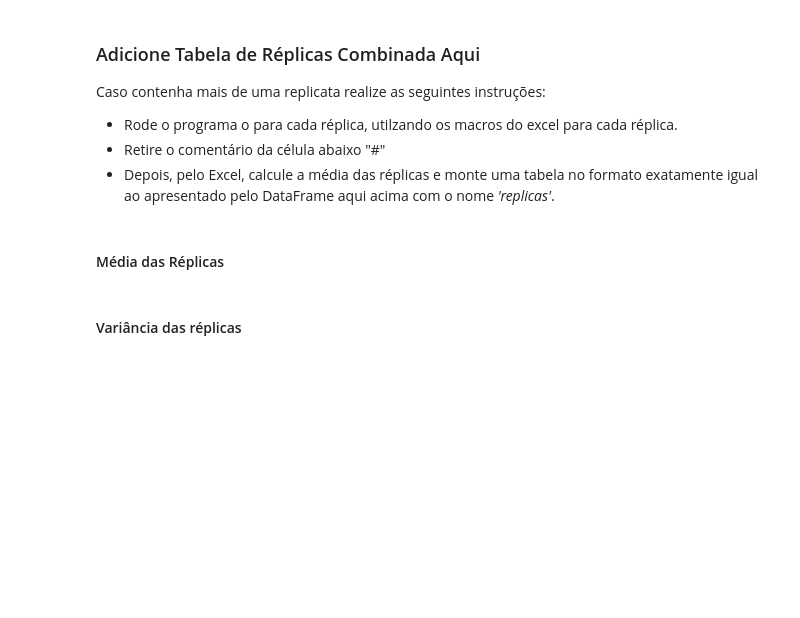
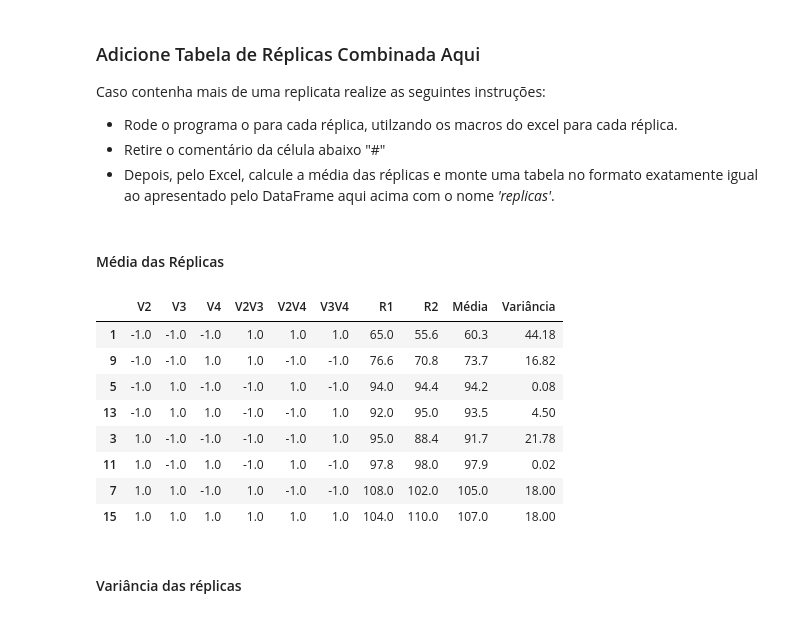
Before and after one commit to AndreSimao-alms/Planejamento-Fatorial-Completo, a Jupyter notebook: Planejamento_Fatorial_Completo.ipynb, the cells around one changed output. Saved outputs shown, nothing was run; the diff lists cells and outputs as text; code cells hidden in the pictures; blank space fills up the shorter version.

```diff
--- a/Planejamento_Fatorial_Completo.ipynb
+++ b/Planejamento_Fatorial_Completo.ipynb
@@ -566,3 +478,15 @@ replicas
+# %%
+dados4
+# %% [output]
+|  | V2 | V3 | V4 | V2V3 | V2V4 | V3V4 | R1 | R2 | Média | Variância |
+| 1 | -1.0 | -1.0 | -1.0 | 1.0 | 1.0 | 1.0 | 65.0 | 55.6 | 60.3 | 44.18 |
+| 9 | -1.0 | -1.0 | 1.0 | 1.0 | -1.0 | -1.0 | 76.6 | 70.8 | 73.7 | 16.82 |
+| 5 | -1.0 | 1.0 | -1.0 | -1.0 | 1.0 | -1.0 | 94.0 | 94.4 | 94.2 | 0.08 |
+| 13 | -1.0 | 1.0 | 1.0 | -1.0 | -1.0 | 1.0 | 92.0 | 95.0 | 93.5 | 4.50 |
+| 3 | 1.0 | -1.0 | -1.0 | -1.0 | -1.0 | 1.0 | 95.0 | 88.4 | 91.7 | 21.78 |
+| 11 | 1.0 | -1.0 | 1.0 | -1.0 | 1.0 | -1.0 | 97.8 | 98.0 | 97.9 | 0.02 |
+| 7 | 1.0 | 1.0 | -1.0 | 1.0 | -1.0 | -1.0 | 108.0 | 102.0 | 105.0 | 18.00 |
+| 15 | 1.0 | 1.0 | 1.0 | 1.0 | 1.0 | 1.0 | 104.0 | 110.0 | 107.0 | 18.00 |
 # %% [markdown]
 #### Variância das réplicas
 # %%
```
Also changed, not shown: parts of 29 cells of this notebook.
